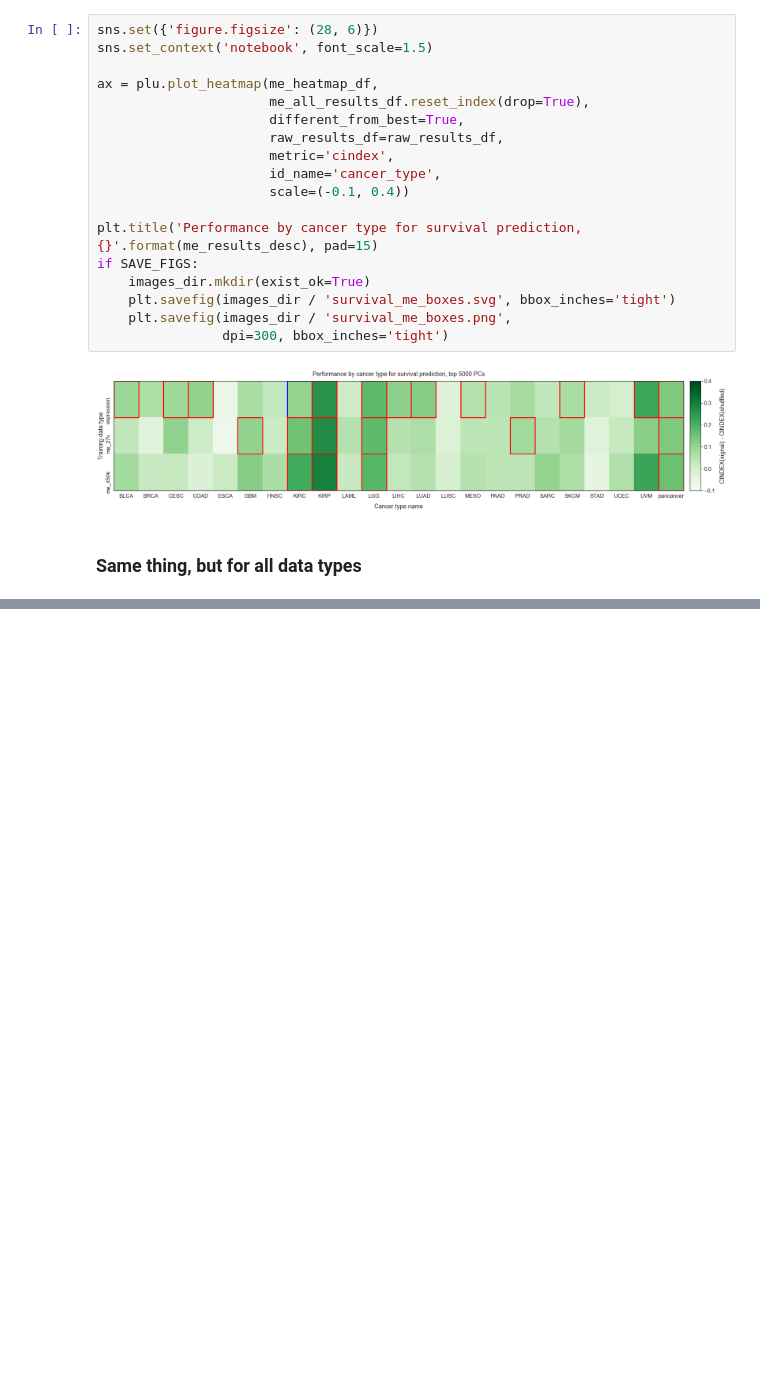
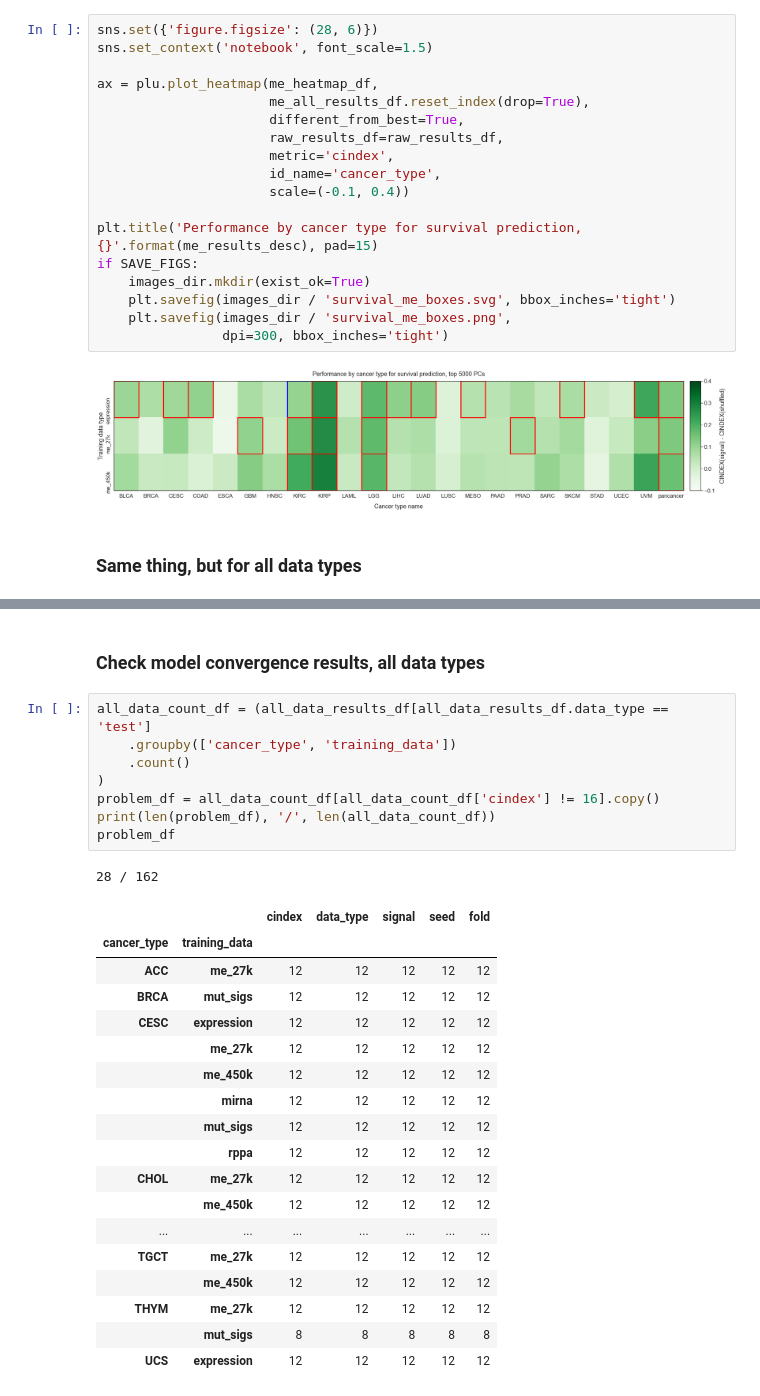
Before and after one commit to greenelab/mpmp, a Jupyter notebook: 06_predict_survival/plot_survival_results.ipynb, the cells around one changed output, grey strips where cells are left out. Saved outputs shown, nothing was run; the diff lists cells and outputs as text; blank space fills up the shorter version.

```diff
--- a/06_predict_survival/plot_survival_results.ipynb
+++ b/06_predict_survival/plot_survival_results.ipynb
@@ -280,0 +287,30 @@ results_df.head()
+# %% [markdown]
+### Check model convergence results, all data types
+# %%
+all_data_count_df = (all_data_results_df[all_data_results_df.data_type == 'test']
+    .groupby(['cancer_type', 'training_data'])
+    .count()
+)
+problem_df = all_data_count_df[all_data_count_df['cindex'] != 16].copy()
+print(len(problem_df), '/', len(all_data_count_df))
+problem_df
+# %% [output]
+28 / 162
+|  |  | cindex | data_type | signal | seed | fold |
+| cancer_type | training_data |  |  |  |  |  |
+| ACC | me_27k | 12 | 12 | 12 | 12 | 12 |
+| BRCA | mut_sigs | 12 | 12 | 12 | 12 | 12 |
+| CESC | expression | 12 | 12 | 12 | 12 | 12 |
+|  | me_27k | 12 | 12 | 12 | 12 | 12 |
+|  | me_450k | 12 | 12 | 12 | 12 | 12 |
+|  | mirna | 12 | 12 | 12 | 12 | 12 |
+|  | mut_sigs | 12 | 12 | 12 | 12 | 12 |
+|  | rppa | 12 | 12 | 12 | 12 | 12 |
+| CHOL | me_27k | 12 | 12 | 12 | 12 | 12 |
+|  | me_450k | 12 | 12 | 12 | 12 | 12 |
+| ... | ... | ... | ... | ... | ... | ... |
+| TGCT | me_27k | 12 | 12 | 12 | 12 | 12 |
+|  | me_450k | 12 | 12 | 12 | 12 | 12 |
+| THYM | me_27k | 12 | 12 | 12 | 12 | 12 |
+|  | mut_sigs | 8 | 8 | 8 | 8 | 8 |
+| UCS | expression | 12 | 12 | 12 | 12 | 12 |
```
Also changed, not shown: parts of 16 cells of this notebook.
